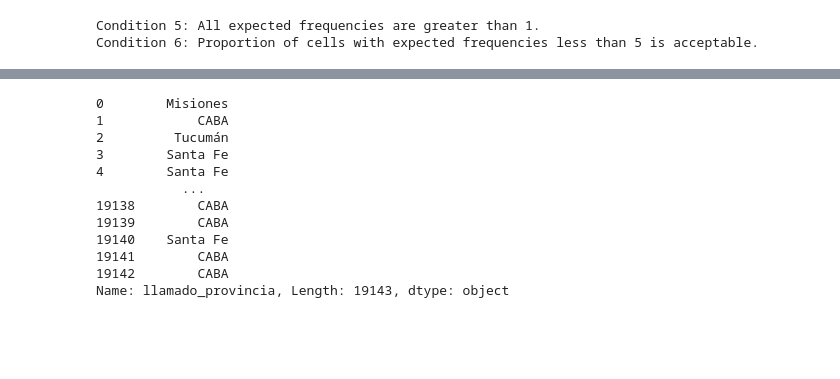
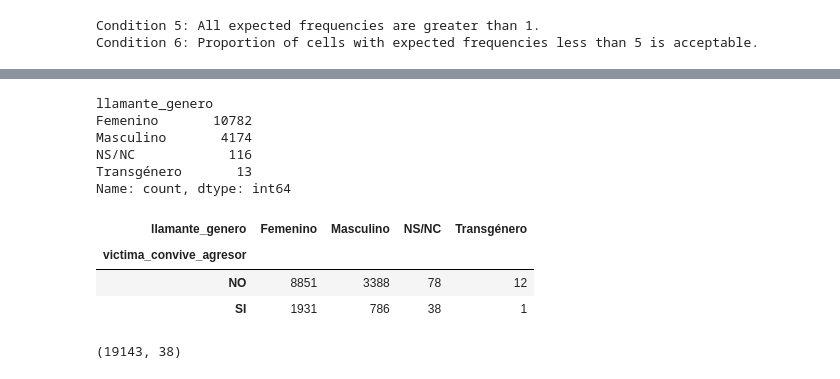
Before and after one commit to VicColombo/linea_137_llamados_vs, a Jupyter notebook: code/notebooks/correlaciones.ipynb, the cells around one changed output, grey strips where cells are left out. Drawn from its saved outputs; the diff is of its cells as text; code cells hidden in the pictures; blank space fills up the shorter version.

```diff
--- a/code/notebooks/correlaciones.ipynb
+++ b/code/notebooks/correlaciones.ipynb
@@ -256,15 +258,22 @@ results_df
+# %%
+completo_convive.llamante_genero.value_counts()
+# %% [output]
+llamante_genero
+Femenino       10782
+Masculino       4174
+NS/NC            116
+Transgénero       13
+Name: count, dtype: int64
+# %%
+contingency_table = pd.crosstab(index=completo_convive['victima_convive_agresor'], columns=completo_convive['llamante_genero'])
+# %%
+contingency_table
+# %% [output]
+| llamante_genero | Femenino | Masculino | NS/NC | Transgénero |
+| victima_convive_agresor |  |  |  |  |
+| NO | 8851 | 3388 | 78 | 12 |
+| SI | 1931 | 786 | 38 | 1 |
 # %%
-llamados_v5.llamado_provincia
+llamados_v5.shape
 # %% [output]
-0        Misiones
-1            CABA
-2         Tucumán
-3        Santa Fe
-4        Santa Fe
-           ...
-19138        CABA
-19139        CABA
-19140    Santa Fe
-19141        CABA
-19142        CABA
-Name: llamado_provincia, Length: 19143, dtype: object
+(19143, 38)
```
Also changed, not shown: parts of 3 cells of this notebook, 7 other files.
